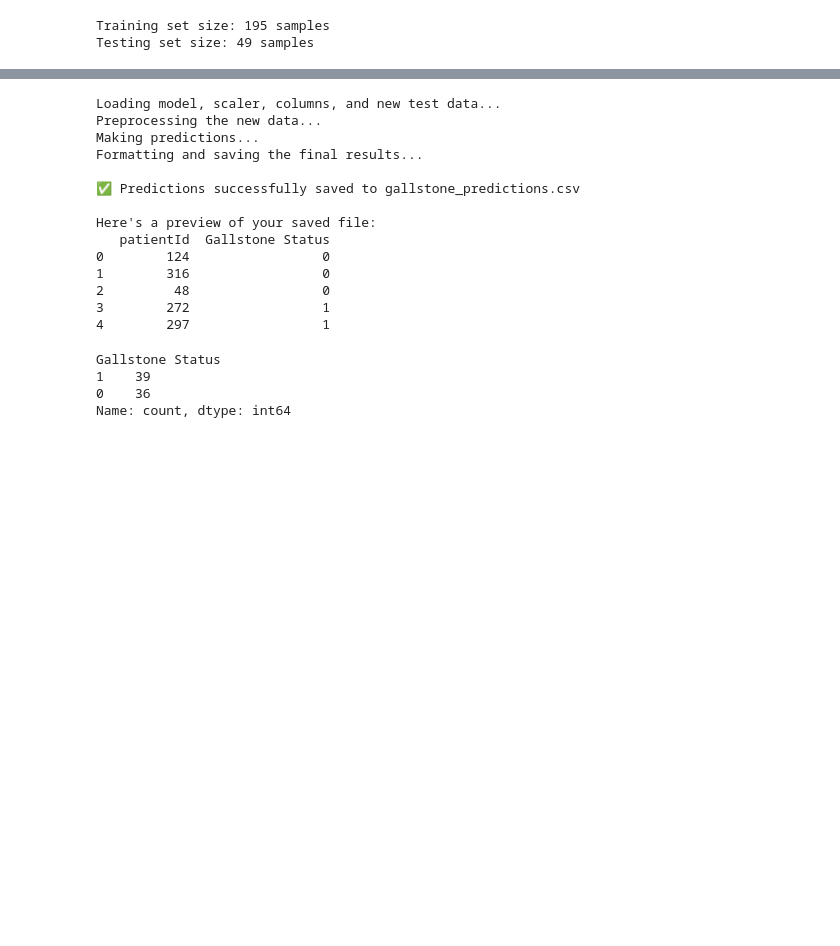
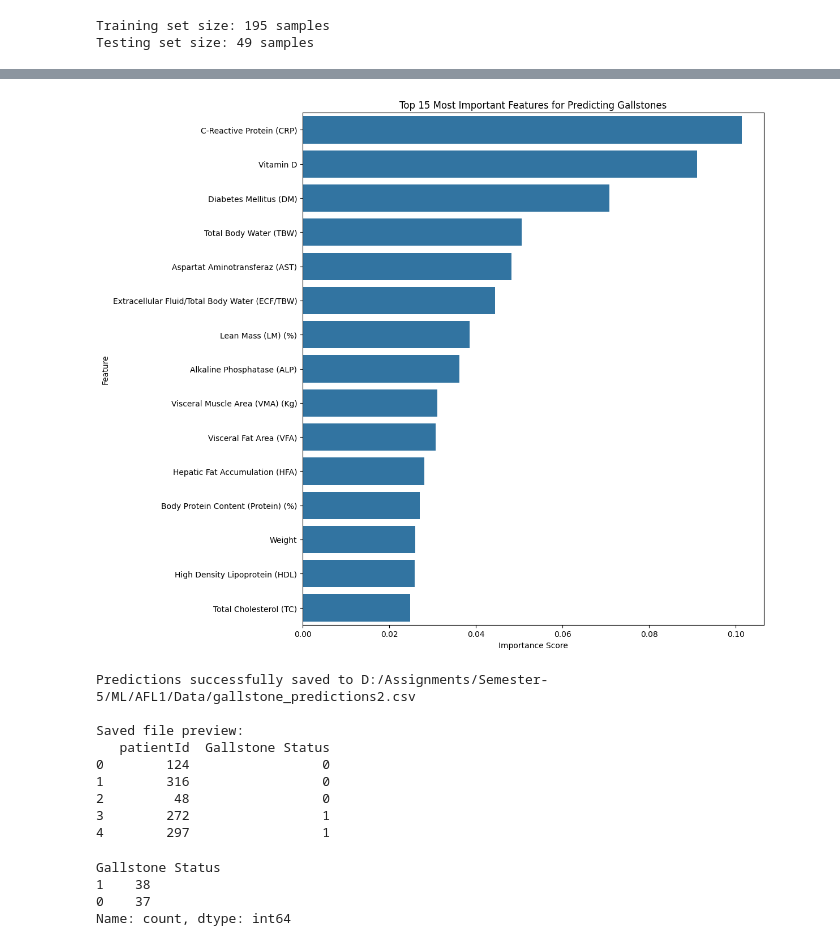
Before and after one commit to Verzional/S5-ML-AFL1, a Jupyter notebook: AFL1-Classification.ipynb, the cells around one changed output, grey strips where cells are left out. Drawn from its saved outputs; the diff is of its cells as text; code cells hidden in the pictures; blank space fills up the shorter version.

Commit message:
Best Model, Pipeline, Randomized Search

```diff
--- a/AFL1-Classification.ipynb
+++ b/AFL1-Classification.ipynb
@@ -334,16 +275,36 @@ New model and scaler saved successfully!
+# %%
+# Feature Importance
+import matplotlib.pyplot as plt
+import seaborn as sns
+
+importances = best_model.named_steps['classifier'].feature_importances_
+feature_names = x.columns
+
+feature_importance_df = pd.DataFrame({'feature': feature_names, 'importance': importances})
+feature_importance_df = feature_importance_df.sort_values(by='importance', ascending=False)
+
+plt.figure(figsize=(12, 10))
+sns.barplot(x='importance', y='feature', data=feature_importance_df.head(15))
+plt.title('Top 15 Most Important Features for Predicting Gallstones')
+plt.xlabel('Importance Score')
+plt.ylabel('Feature')
+plt.tight_layout()
+plt.show()
+# %% [output]
+[figure, new version]
 # %%
 # Final Prediction
+import pandas as pd
+import numpy as np
 import joblib
 import json
 
-model = joblib.load('gallstone_prediction_model.joblib')
-scaler = joblib.load('scaler.joblib')
+pipeline = joblib.load('model.joblib')
+
 with open('training_columns.json', 'r') as f:
     training_columns = json.load(f)
 
 test_df = pd.read_csv('D:/Assignments/Semester-5/ML/AFL1/Data/gallstone_test.csv')
-
-print("Preprocessing the new data...")
 
 test_df['Visceral Muscle Area (VMA) (Kg)'] = test_df['Visceral Muscle Area (VMA) (Kg)'].apply(clean_vma)
 test_df['Glomerular Filtration Rate (GFR)'] = test_df['Glomerular Filtration Rate (GFR)'].apply(clean_gfr)
@@ -356,30 +317,24 @@ test_df.replace([np.inf, -np.inf], np.nan, inplace=True)
 test_df.fillna(0, inplace=True)
 
 X_new_test = test_df[training_columns]
-X_new_test_scaled = scaler.transform(X_new_test)
 
-predictions = model.predict(X_new_test_scaled)
+predictions = pipeline.predict(X_new_test)
 
 output_df = pd.DataFrame({
     'patientId': test_df['patientId'],
     'Gallstone Status': predictions
 })
 
-output_filename = 'gallstone_predictions.csv'
+output_filename = 'D:/Assignments/Semester-5/ML/AFL1/Data/gallstone_predictions2.csv'
 output_df.to_csv(output_filename, index=False)
 
-print(f"\n✅ Predictions successfully saved to {output_filename}")
-print("\nHere's a preview of your saved file:")
+print(f"Predictions successfully saved to {output_filename}")
+print("\nSaved file preview:")
 print(output_df.head())
 # %% [output]
-Loading model, scaler, columns, and new test data...
-Preprocessing the new data...
-Making predictions...
-Formatting and saving the final results...
+Predictions successfully saved to D:/Assignments/Semester-5/ML/AFL1/Data/gallstone_predictions2.csv
 
-✅ Predictions successfully saved to gallstone_predictions.csv
-
-Here's a preview of your saved file:
+Saved file preview:
    patientId  Gallstone Status
 0        124                 0
 1        316                 0
@@ -390,11 +345,11 @@ Here's a preview of your saved file:
 # Prediction Count
 import pandas as pd
 
-predictions_df = pd.read_csv('gallstone_predictions.csv')
+predictions_df = pd.read_csv('D:/Assignments/Semester-5/ML/AFL1/Data/gallstone_predictions2.csv')
 
 print(predictions_df['Gallstone Status'].value_counts())
 # %% [output]
 Gallstone Status
-1    39
-0    36
+1    38
+0    37
 Name: count, dtype: int64
```
Also changed, not shown: parts of 5 cells of this notebook, 8 other files.
